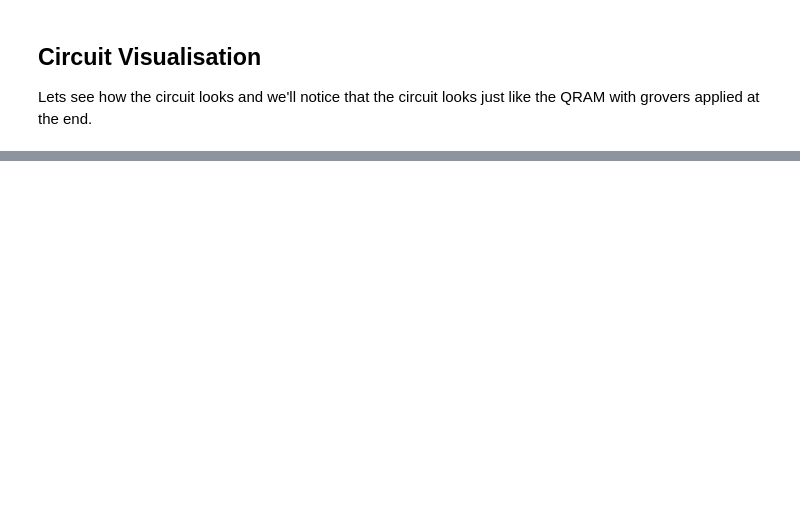
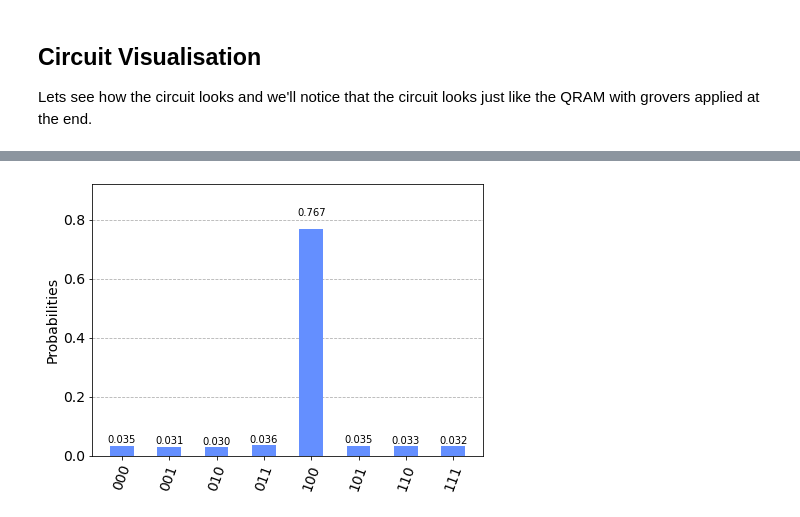
Before and after one commit to viveksubramaniam/QOSF_task1, a Jupyter notebook: QOSF_Task1.ipynb, the cells around one changed output, grey strips where cells are left out. Drawn from its saved outputs; the diff is of its cells as text; code cells hidden in the pictures; blank space fills up the shorter version.

```diff
--- a/QOSF_Task1.ipynb
+++ b/QOSF_Task1.ipynb
@@ -211,0 +228,6 @@ plot_histogram(counts)
+# %%
+qcirc = q_ram([1,5,7,0])
+counts = measurementOutcome(qcirc)
+plot_histogram(counts)
+# %% [output]
+[figure, added]
```
Also changed, not shown: parts of 14 cells of this notebook.
